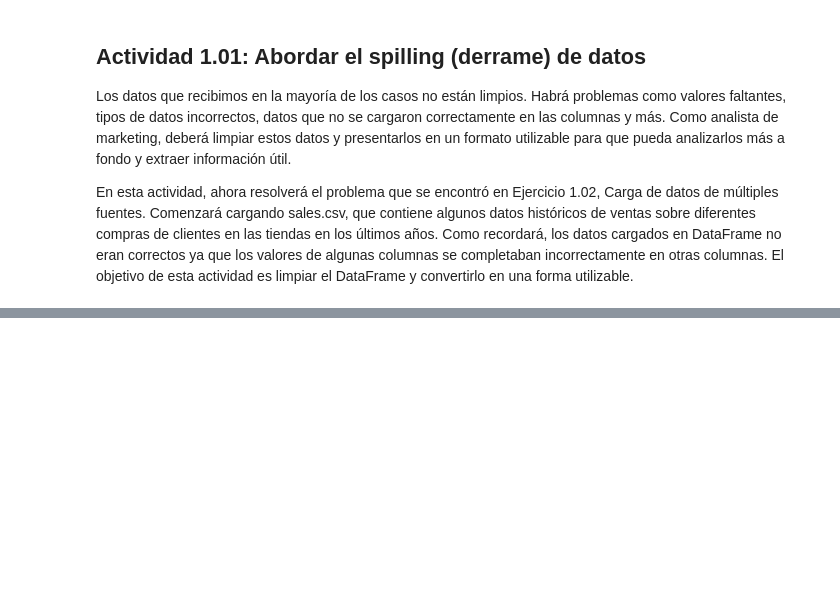
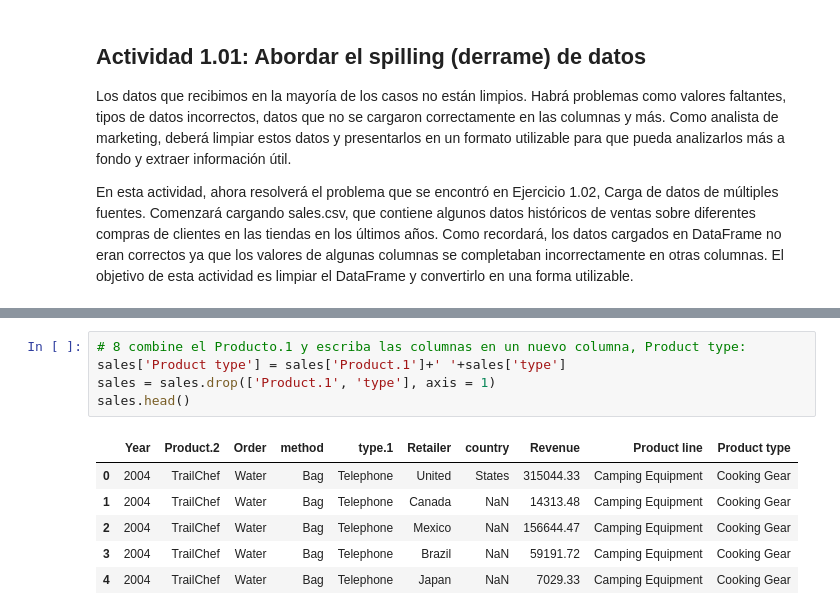
Before and after one commit to limspiga/customer-analytics, a Jupyter notebook: week-1a/customer_analytics_week_1.ipynb, the cells around one changed output, grey strips where cells are left out. Drawn from its saved outputs; the diff is of its cells as text; blank space fills up the shorter version.

```diff
--- a/week-1a/customer_analytics_week_1.ipynb
+++ b/week-1a/customer_analytics_week_1.ipynb
@@ -701,0 +762,12 @@ En esta actividad, ahora resolverá el problema que se encontró en Ejercicio 1.
+# %%
+# 8 combine el Producto.1 y escriba las columnas en un nuevo columna, Product type:
+sales['Product type'] = sales['Product.1']+' '+sales['type']
+sales = sales.drop(['Product.1', 'type'], axis = 1)
+sales.head()
+# %% [output]
+|  | Year | Product.2 | Order | method | type.1 | Retailer | country | Revenue | Product line | Product type |
+| 0 | 2004 | TrailChef | Water | Bag | Telephone | United | States | 315044.33 | Camping Equipment | Cooking Gear |
+| 1 | 2004 | TrailChef | Water | Bag | Telephone | Canada | NaN | 14313.48 | Camping Equipment | Cooking Gear |
+| 2 | 2004 | TrailChef | Water | Bag | Telephone | Mexico | NaN | 156644.47 | Camping Equipment | Cooking Gear |
+| 3 | 2004 | TrailChef | Water | Bag | Telephone | Brazil | NaN | 59191.72 | Camping Equipment | Cooking Gear |
+| 4 | 2004 | TrailChef | Water | Bag | Telephone | Japan | NaN | 7029.33 | Camping Equipment | Cooking Gear |
```
Also changed, not shown: parts of 11 cells of this notebook.
